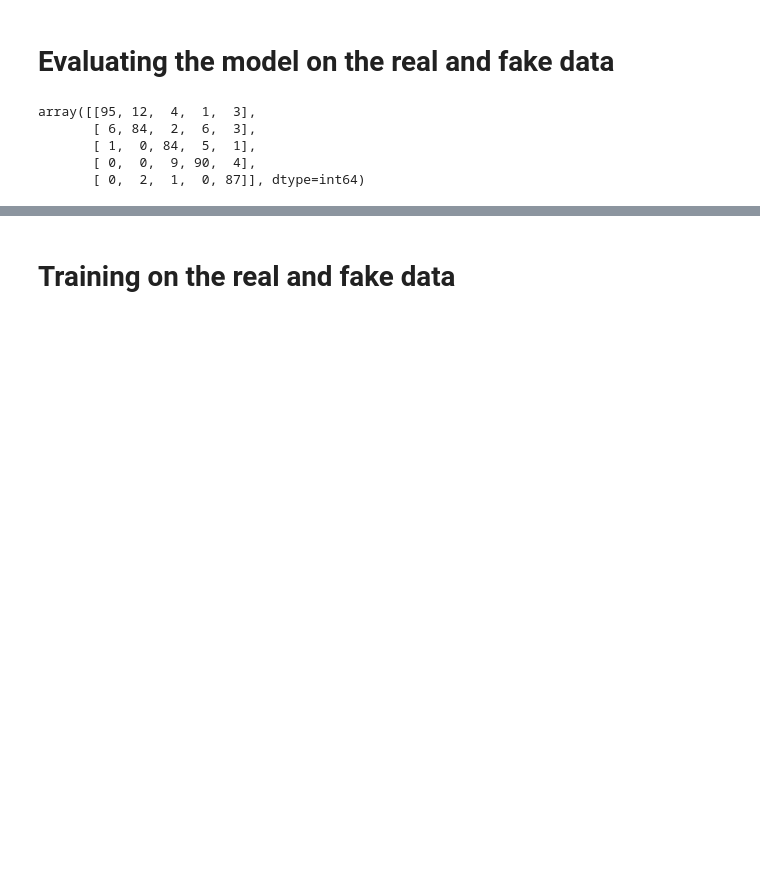
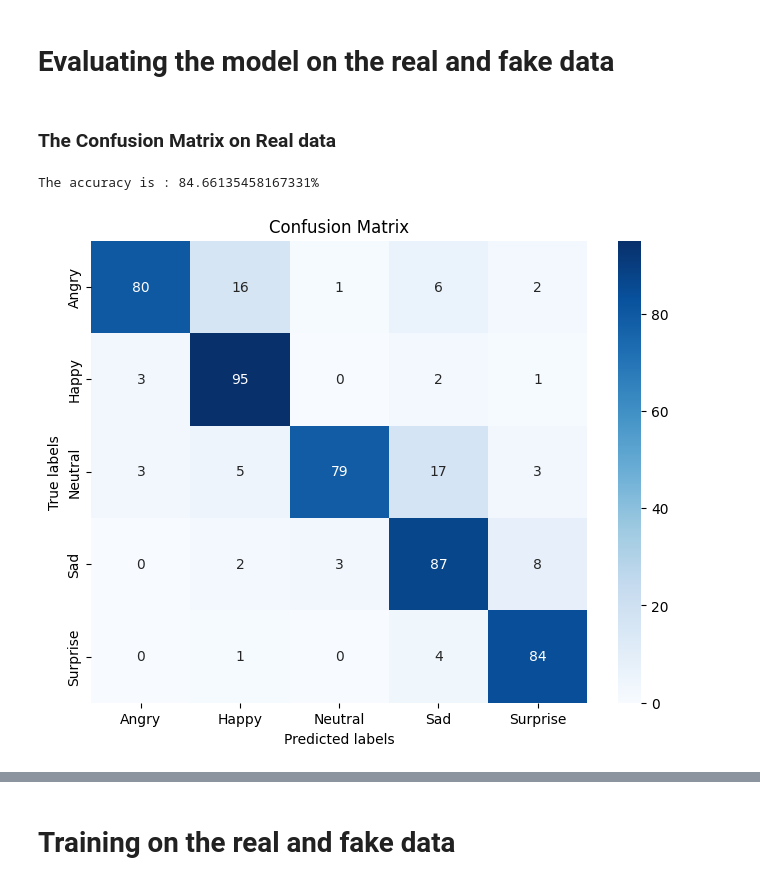
Before and after one commit to matinfazel/Data-augmentation-for-emotions-in-speech, a Jupyter notebook: Evaluation/Classifer/Detection.ipynb, the cells around one changed output, grey strips where cells are left out. Cells and saved outputs as stored; diff of their text form; code cells hidden in the pictures; blank space fills up the shorter version.

```diff
--- a/Evaluation/Classifer/Detection.ipynb
+++ b/Evaluation/Classifer/Detection.ipynb
@@ -37,7 +30,7 @@ data_transform = transforms.Compose([
     transforms.ToTensor(),
     transforms.Normalize([0.485, 0.456, 0.406], [0.229, 0.224, 0.225]) # normalization
 ])
-dataset = ImageFolder('/content/drive/MyDrive/Spectogram/English',transform=data_transform)
+dataset = ImageFolder('data/Spectogram/English',transform=data_transform)
 train_size = int(0.8 * len(dataset))
 test_size = len(dataset) - train_size
 
@@ -149,7 +134,7 @@ def remove_all_directories(directory):
         if os.path.isdir(item_path):
             shutil.rmtree(item_path)
 # %%
-def load_model(emotion,path='Models'):
+def load_model(emotion,path='Gan_Results/Models'):
     path_tmp = f'{path}/{emotion}'
     remove_all_directories(path_tmp)
 
@@ -161,46 +146,6 @@ def load_model(emotion,path='Models'):
     return gen
 # %% [markdown]
 # Evaluating the model on the real and fake data
-# %%
-from sklearn.metrics import confusion_matrix
-predictions = []
-true_labels = []
-fake_predictions = []
-Emotions = ['Angry', 'Happy', 'Neutral', 'Sad', 'Surprise']
-Generators = []
-for i,emotion in enumerate(Emotions):
-    Generators.append(load_model(emotion))
-
-with torch.no_grad():
-  for inputs, labels in test_loader:
-      inputs = inputs.to(device)
-      labels = labels.to(device)
-
-      tmp = []
-      for i in range(inputs.shape[0]):
-        fake_image = inputs[i]
-        #print(fake_image.shape)
-        fake_image = Generators[labels.data[i].item()](fake_image)
-        tmp.append(fake_image)
-      fake_image = torch.stack(tmp, dim=0)
-      fake_outputs = model(fake_image)
-      _, fake_predicted = torch.max(fake_outputs, 1)
-      fake_predictions.extend(fake_predicted.tolist())
-
-      #fake_image = Generators(get_noise(len(real_image), n_channels,image_shape, device='cuda'))
-      outputs = model(inputs)
-      _, predicted = torch.max(outputs, 1)
-      predictions.extend(predicted.tolist())
-      true_labels.extend(labels.tolist())
-
-conf_matrix = confusion_matrix(true_labels, predictions)
-conf_matrix
-# %% [output]
-array([[95, 12,  4,  1,  3],
-       [ 6, 84,  2,  6,  3],
-       [ 1,  0, 84,  5,  1],
-       [ 0,  0,  9, 90,  4],
-       [ 0,  2,  1,  0, 87]], dtype=int64)
 # %%
 import numpy as np
 
@@ -213,0 +190,18 @@ def calculate_accuracy(conf_matrix):
+# %% [markdown]
+### The Confusion Matrix on Real data
+# %%
+conf_matrix = confusion_matrix(true_labels, predictions)
+print(f'The accuracy is : {calculate_accuracy(conf_matrix)*100}%')
+plt.figure(figsize=(8, 6))
+sns.heatmap(conf_matrix, annot=True, cmap='Blues', fmt='g')
+
+plt.title('Confusion Matrix')
+plt.xlabel('Predicted labels')
+plt.ylabel('True labels')
+plt.xticks(ticks=np.arange(len(dataset.classes)) + 0.5, labels=dataset.classes)
+plt.yticks(ticks=np.arange(len(dataset.classes)) + 0.5, labels=dataset.classes)
+
+plt.show()
+# %% [output]
+The accuracy is : 84.66135458167331%
+[figure, added]
```
Also changed, not shown: parts of 12 cells of this notebook.
